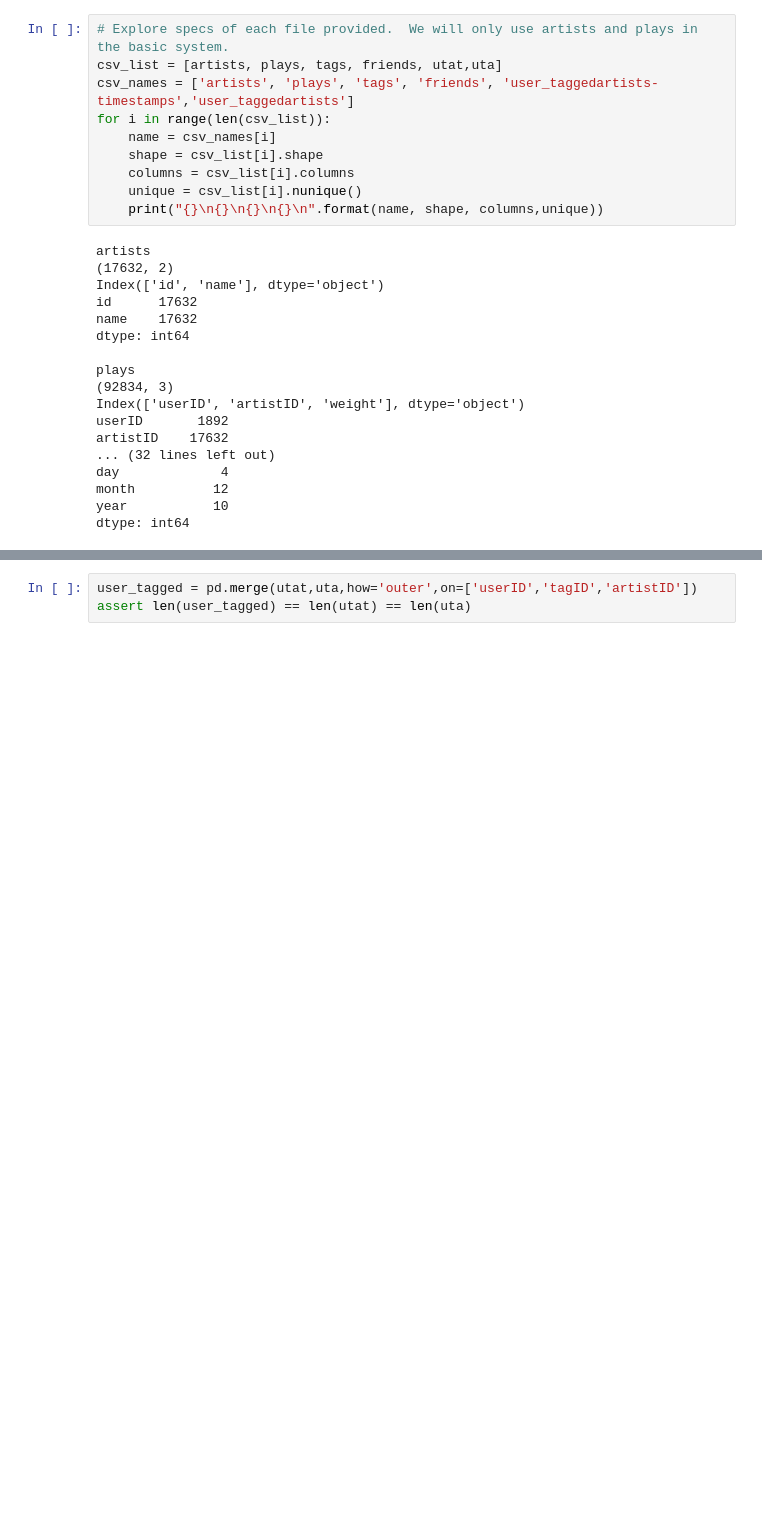
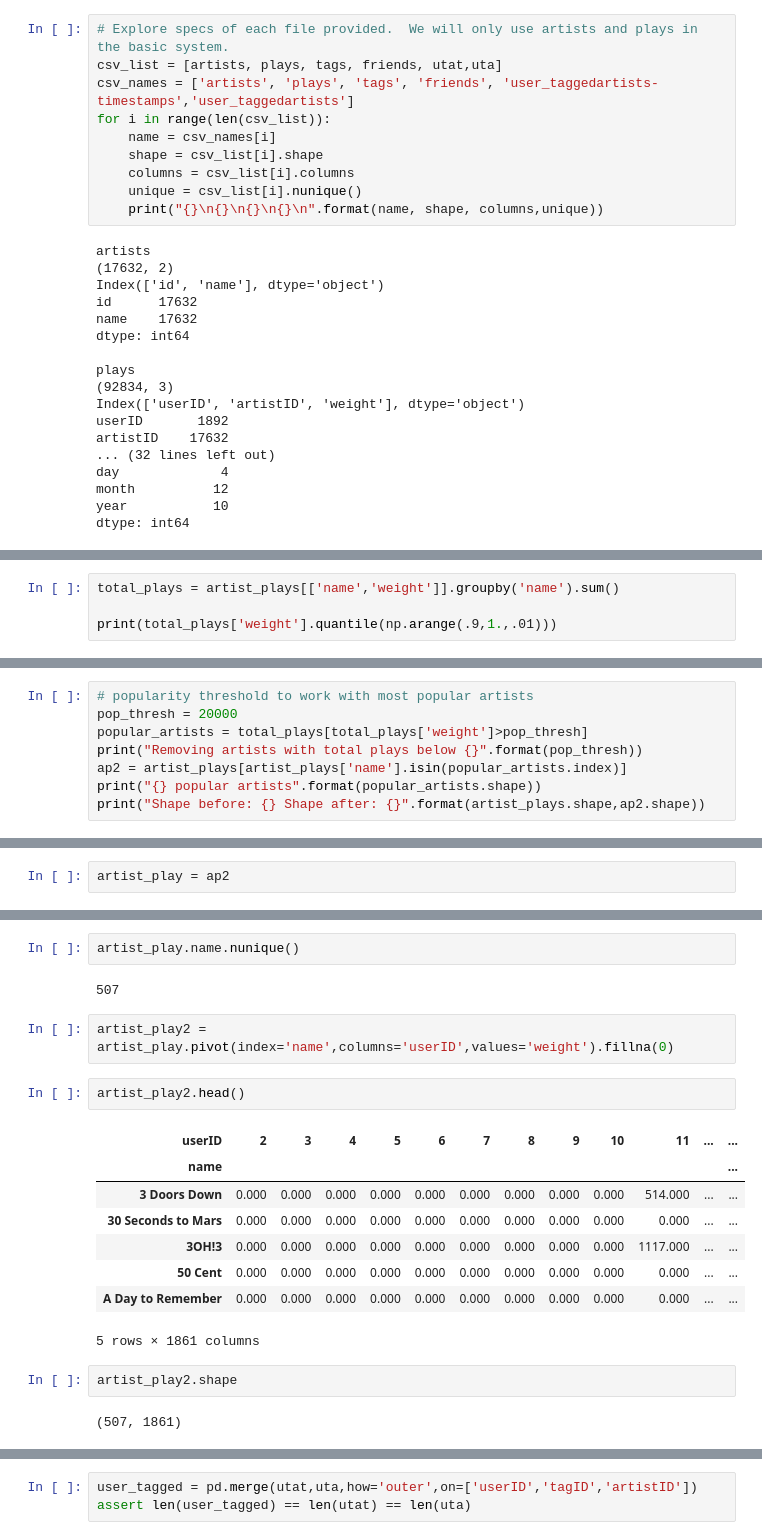
Before and after one commit to cipher813/recommender_system, a Jupyter notebook: notebooks/LastFM_Recommender_DataCleaning.ipynb, the cells around one changed output, grey strips where cells are left out. Cells and saved outputs as stored; diff of their text form; blank space fills up the shorter version.

```diff
--- a/notebooks/LastFM_Recommender_DataCleaning.ipynb
+++ b/notebooks/LastFM_Recommender_DataCleaning.ipynb
@@ -60,0 +91,4 @@ artist_plays[artist_plays['name']=='MALICE MIZER']
+# %%
+total_plays = artist_plays[['name','weight']].groupby('name').sum()
+
+print(total_plays['weight'].quantile(np.arange(.9,1.,.01)))
@@ -60,0 +107,8 @@ artist_plays[artist_plays['name']=='MALICE MIZER']
+# %%
+# popularity threshold to work with most popular artists
+pop_thresh = 20000
+popular_artists = total_plays[total_plays['weight']>pop_thresh]
+print("Removing artists with total plays below {}".format(pop_thresh))
+ap2 = artist_plays[artist_plays['name'].isin(popular_artists.index)]
+print("{} popular artists".format(popular_artists.shape))
+print("Shape before: {} Shape after: {}".format(artist_plays.shape,ap2.shape))
@@ -60,0 +123,2 @@ artist_plays[artist_plays['name']=='MALICE MIZER']
+# %%
+artist_play = ap2
@@ -60,0 +161,21 @@ artist_plays[artist_plays['name']=='MALICE MIZER']
+# %%
+artist_play.name.nunique()
+# %% [output]
+507
+# %%
+artist_play2 = artist_play.pivot(index='name',columns='userID',values='weight').fillna(0)
+# %%
+artist_play2.head()
+# %% [output]
+| userID | 2 | 3 | 4 | 5 | 6 | 7 | 8 | 9 | 10 | 11 | ... | ... |
+| name |  |  |  |  |  |  |  |  |  |  |  | ... |
+| 3 Doors Down | 0.000 | 0.000 | 0.000 | 0.000 | 0.000 | 0.000 | 0.000 | 0.000 | 0.000 | 514.000 | ... | ... |
+| 30 Seconds to Mars | 0.000 | 0.000 | 0.000 | 0.000 | 0.000 | 0.000 | 0.000 | 0.000 | 0.000 | 0.000 | ... | ... |
+| 3OH!3 | 0.000 | 0.000 | 0.000 | 0.000 | 0.000 | 0.000 | 0.000 | 0.000 | 0.000 | 1117.000 | ... | ... |
+| 50 Cent | 0.000 | 0.000 | 0.000 | 0.000 | 0.000 | 0.000 | 0.000 | 0.000 | 0.000 | 0.000 | ... | ... |
+| A Day to Remember | 0.000 | 0.000 | 0.000 | 0.000 | 0.000 | 0.000 | 0.000 | 0.000 | 0.000 | 0.000 | ... | ... |
+5 rows × 1861 columns
+# %%
+artist_play2.shape
+# %% [output]
+(507, 1861)
```
Also changed, not shown: parts of 53 cells of this notebook.
